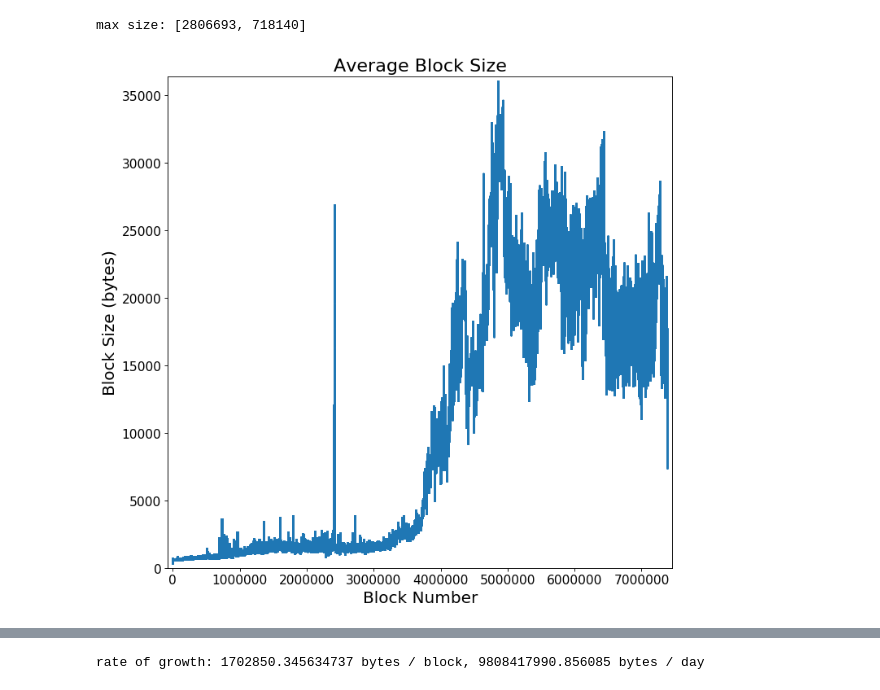
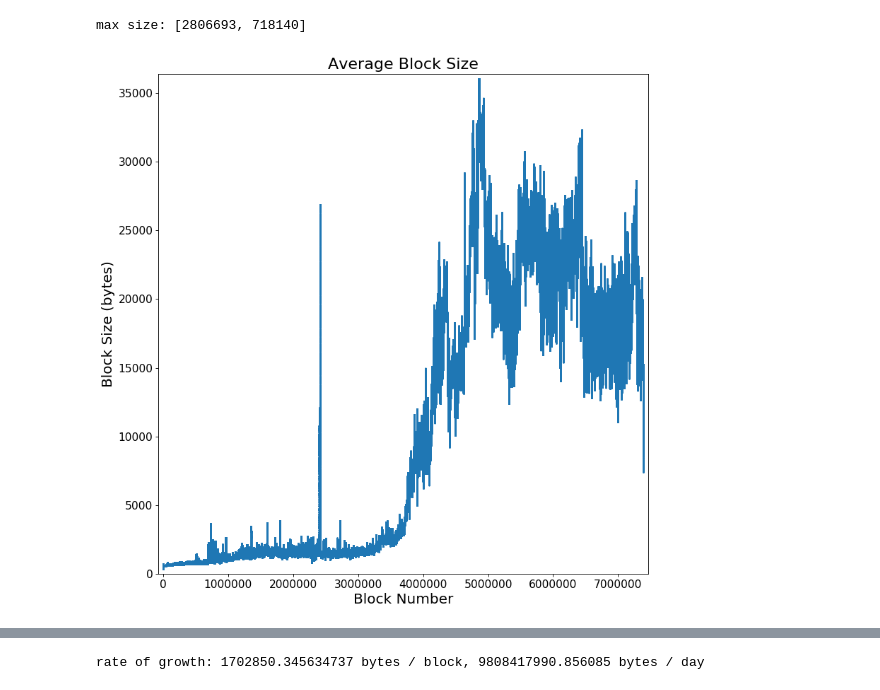
Before and after one commit to souvik1997/thesis, a Jupyter notebook: figures/results/graphs/background/Plots.ipynb, the cells around one changed output, grey strips where cells are left out. Saved outputs shown, nothing was run; the diff lists cells and outputs as text; code cells hidden in the pictures.

Commit message:
update graphs

```diff
--- a/figures/results/graphs/background/Plots.ipynb
+++ b/figures/results/graphs/background/Plots.ipynb
@@ -6,6 +6,9 @@ import matplotlib.pyplot as plt
 import matplotlib.ticker as ticker
 import numpy as np
 import random
+
+from matplotlib import rcParams
+rcParams.update({'figure.autolayout': True})
 # %%
 # If RELEASE_MODE is True, then:
 #  - plot all data
@@ -69,24 +72,44 @@ with open("../../data/background/stateful-import-3.log") as f:
         if len(split) < 12:
             continue
         stateful_import_throughput.append(((int(split[3][1:])), float(split[5])))
+# %%
+paper_font_sizes = {
+    "title": 20,
+    "tick": 14,
+    "ylabel": 18,
+    "xlabel": 18,
+    "legend": 12,
+    "block_num_formatter": lambda x, p: str(int(x)),
+    "scatter_size": 1,
+}
+
+presentation_font_sizes = {
+    "title": 26,
+    "tick": 17,
+    "ylabel": 22,
+    "xlabel": 22,
+    "legend": 18,
+    "block_num_formatter": lambda x, p: str(int(x / 1000000)) + "M",
+    "scatter_size": 1.5
+}
 # %%
-def plot_sizes(data, ax, title, ylabel, *, rolling=1):
+def plot_sizes(data, ax, title, ylabel, fontsizes, *, rolling=1):
     i = max(range(len(data)), key=lambda i: data[i][1])
     print("max size:", data[i])
     ax.margins(0.01)
     ax.scatter([x[0] for x in data], np.convolve([x[1] for x in data], np.ones((rolling,))/rolling, mode='same'),
-               s=1, rasterized=True)
-    ax.get_xaxis().set_major_formatter(ticker.FuncFormatter(lambda x, p: str(int(x))))
-    ax.tick_params(labelsize=14)
-    ax.set_title(title, fontsize=20)
-    ax.set_ylabel(ylabel, fontsize=18)
-    ax.set_xlabel("Block Number", fontsize=18)
+               s=fontsizes["scatter_size"], rasterized=True)
+    ax.get_xaxis().set_major_formatter(ticker.FuncFormatter(fontsizes["block_num_formatter"]))
+    ax.tick_params(labelsize=fontsizes["tick"])
+    ax.set_title(title, fontsize=fontsizes["title"])
+    ax.set_ylabel(ylabel, fontsize=fontsizes["ylabel"])
+    ax.set_xlabel("Block Number", fontsize=fontsizes["xlabel"])
     return ax
 # %%
 block_size_fig = plt.figure(figsize=(10, 10), dpi=80)
 ax = block_size_fig.add_subplot(1,1,1)
-plot_sizes(block_sizes, ax, "Average Block Size", "Block Size (bytes)", rolling=2000)
+plot_sizes(block_sizes, ax, "Average Block Size", "Block Size (bytes)", paper_font_sizes, rolling=2000)
 ax.get_yaxis().set_major_locator(ticker.MultipleLocator(5000))
 # %% [output]
 max size: [2806693, 718140]
-[figure, old version]
+[figure, new version]
```
Also changed, not shown: parts of 26 cells of this notebook, 18 other files.
